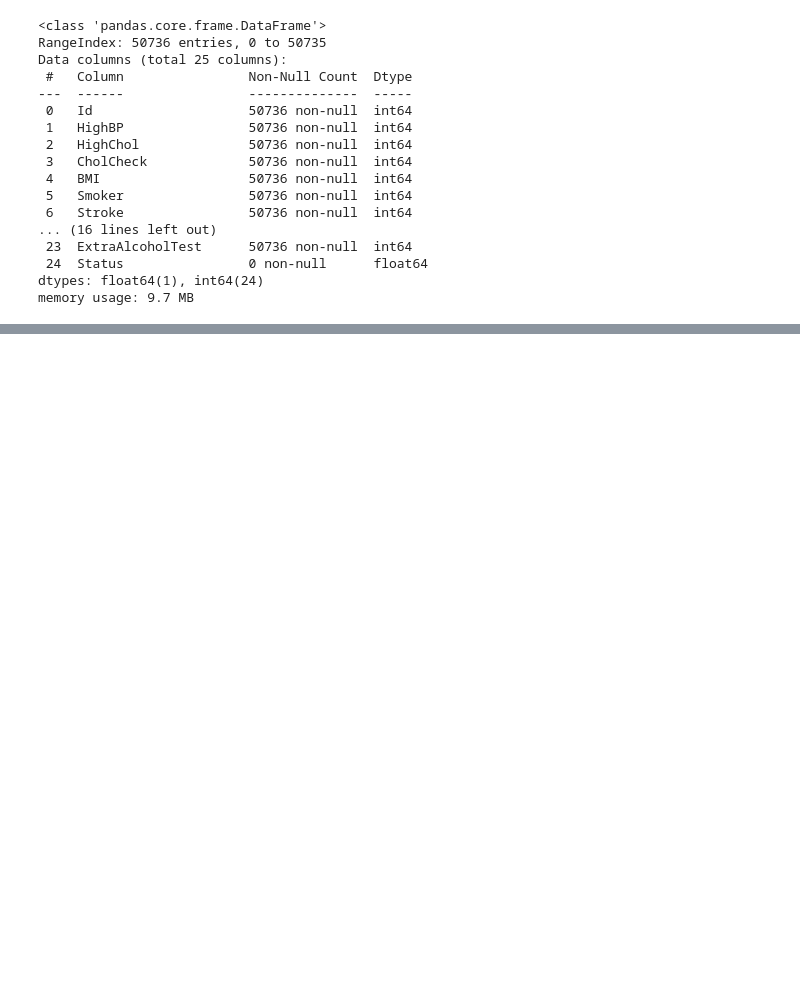
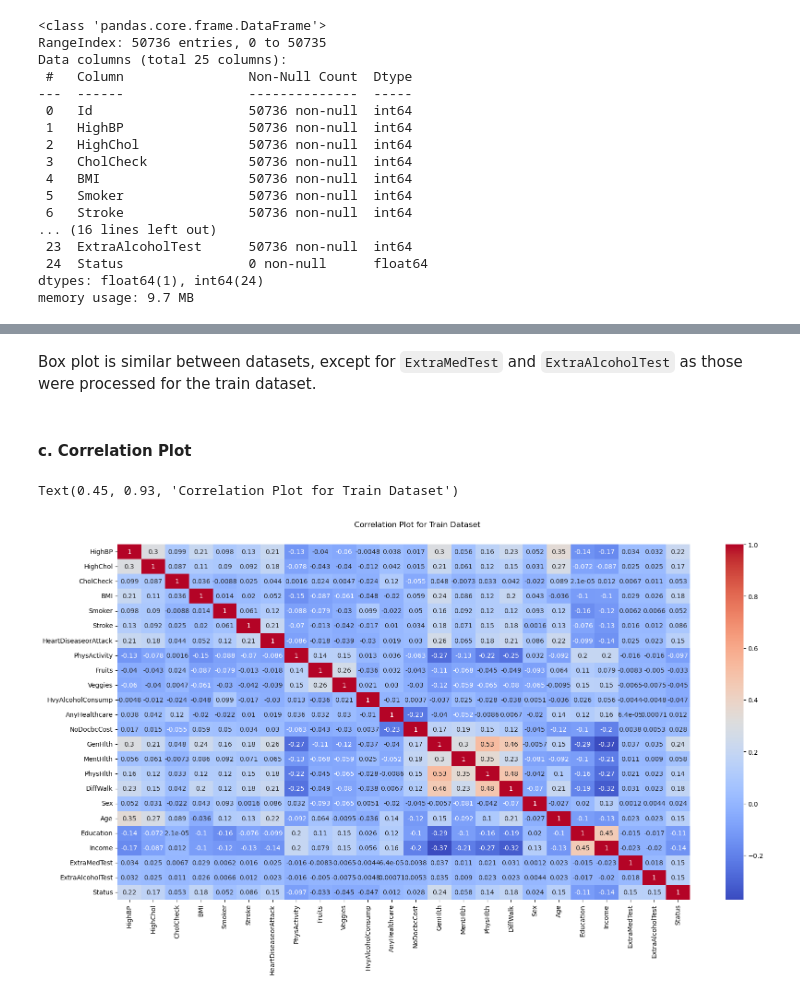
Before and after one commit to s3927562/ML, a Jupyter notebook: COSC2753_A1_Notebook.ipynb, the cells around one changed output, grey strips where cells are left out. Saved outputs shown, nothing was run; the diff lists cells and outputs as text; code cells hidden in the pictures; blank space fills up the shorter version.

```diff
--- a/COSC2753_A1_Notebook.ipynb
+++ b/COSC2753_A1_Notebook.ipynb
@@ -140,0 +235,11 @@ for i, col in enumerate(diabetesTest.drop('Status', axis=1).columns):
+# %% [markdown]
+Box plot is similar between datasets, except for `ExtraMedTest` and `ExtraAlcoholTest` as those were processed for the train dataset.
+# %% [markdown]
+#### c. Correlation Plot
+# %%
+plt.figure(figsize=(20, 10))
+sns.heatmap(diabetesTrain.corr(), annot=True, cmap='coolwarm')
+plt.suptitle("Correlation Plot for Train Dataset", x=0.45, y=0.93)
+# %% [output]
+Text(0.45, 0.93, 'Correlation Plot for Train Dataset')
+[figure, added]
```
Also changed, not shown: parts of 78 cells of this notebook, 1 other file.
